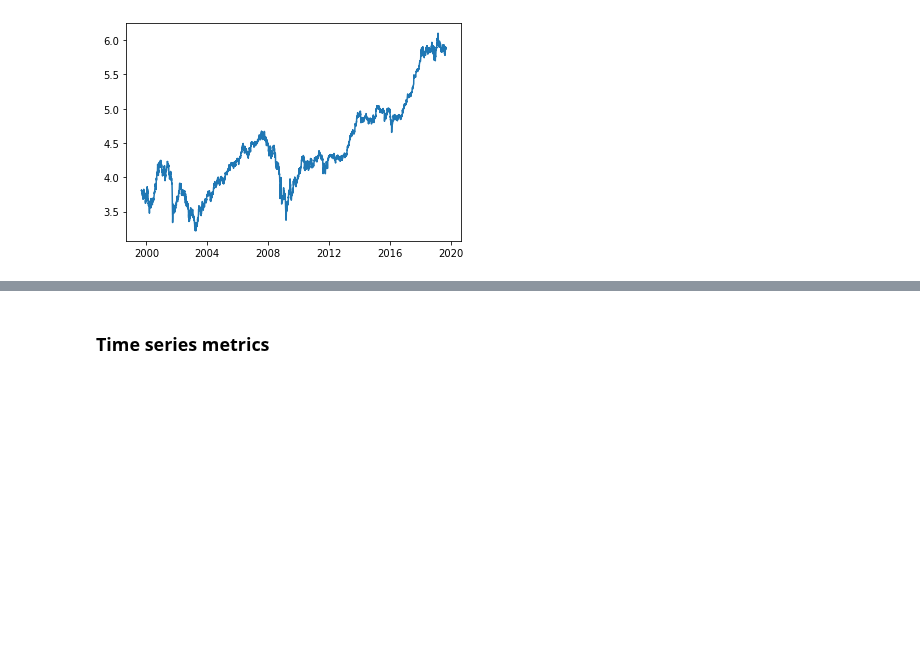
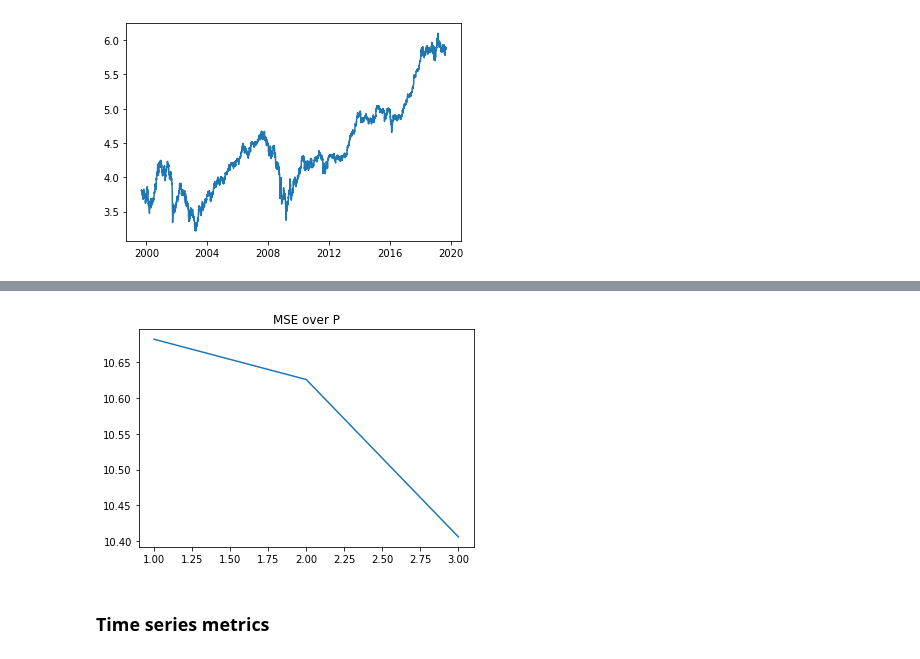
Before and after one commit to rbetzler/fun-times-in-python, a Jupyter notebook: finance/data_science/data_explorer.ipynb, the cells around one changed output, grey strips where cells are left out. Saved outputs shown, nothing was run; the diff lists cells and outputs as text; code cells hidden in the pictures; blank space fills up the shorter version.

```diff
--- a/finance/data_science/data_explorer.ipynb
+++ b/finance/data_science/data_explorer.ipynb
@@ -72,3 +69,9 @@ plt.show()
+# %%
+time_series_utils.ARIMA(series=df['open'],
+          datetimes=df['market_datetime'], p=(1,4), d=(0,1), q=(0,1),
+          forecast_date=('2019-08-05', '2019-08-09')).benchmark_plot()
+# %% [output]
+[figure, added]
 # %% [markdown]
 ### Time series metrics
 # %%
```
Also changed, not shown: parts of 7 cells of this notebook, 1 other file.
